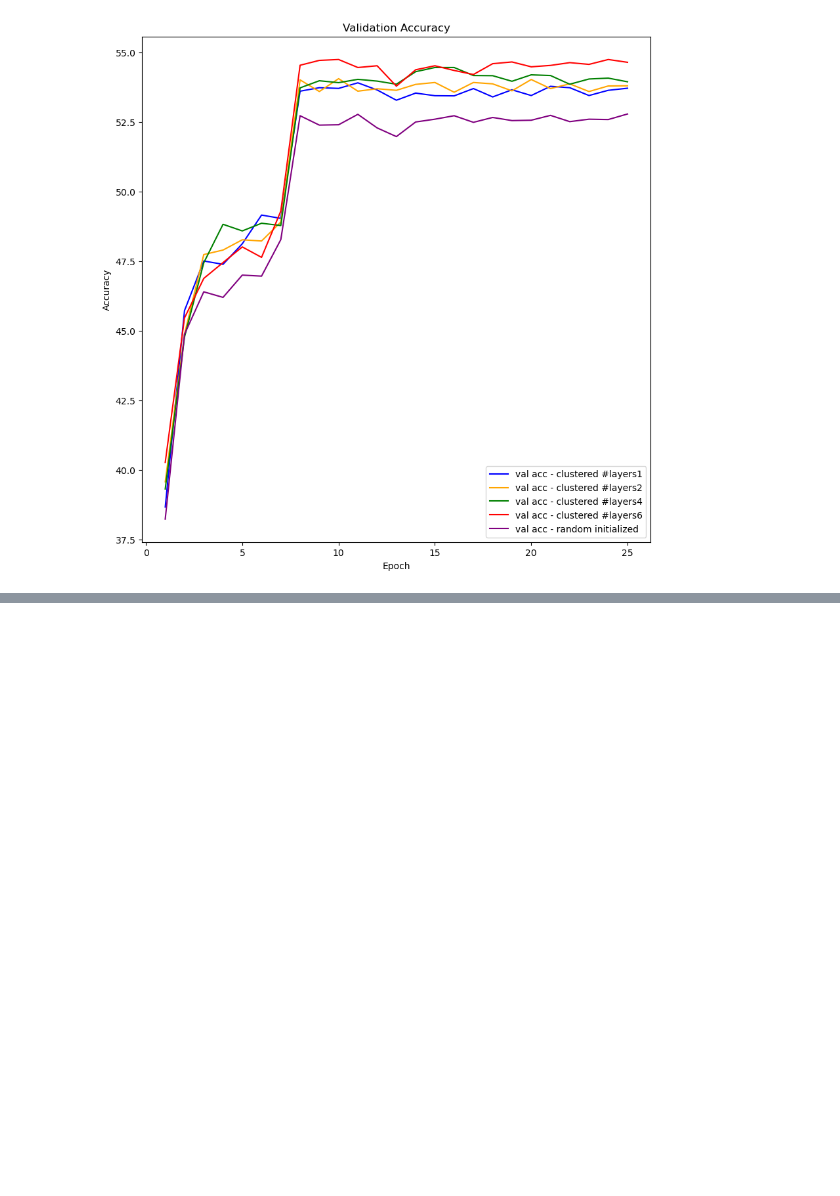
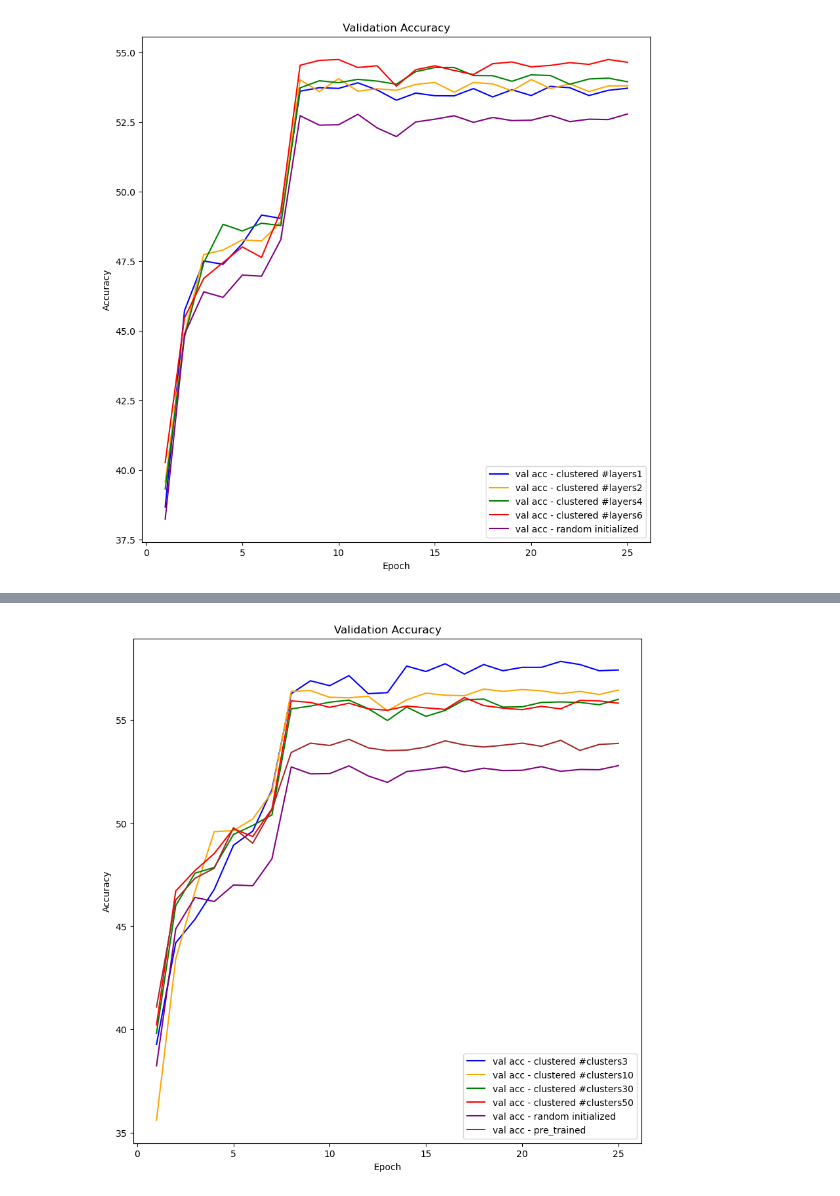
Before and after one commit to janulm/deep-learning-advanced-initialization, a Jupyter notebook: Custom_ResNet18_Experiments.ipynb, the cells around one changed output, grey strips where cells are left out. Drawn from its saved outputs; the diff is of its cells as text; code cells hidden in the pictures; blank space fills up the shorter version.

```diff
--- a/Custom_ResNet18_Experiments.ipynb
+++ b/Custom_ResNet18_Experiments.ipynb
@@ -449,0 +455,5 @@ Using 5 models to create filters
+# %%
+num_clusters_dict['pre_trained'] = pre_t_params
+inf.plot_trainings_mean_min_max(num_clusters_dict,display_train_acc=False,display_only_mean=True,save=True,save_path=plot_path,display=True)
+# %% [output]
+[figure, added]
```
Also changed, not shown: parts of 9 cells of this notebook, 1 other file.
